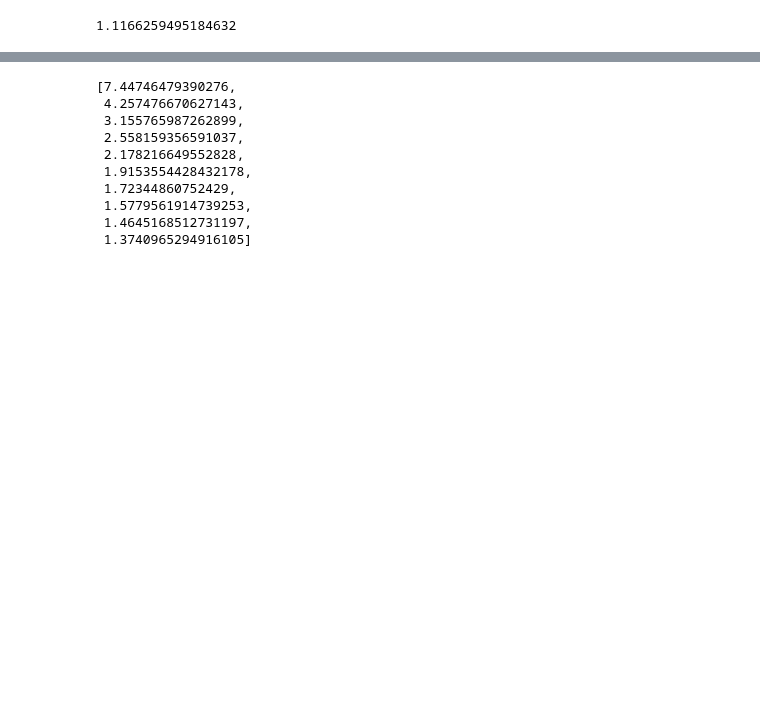
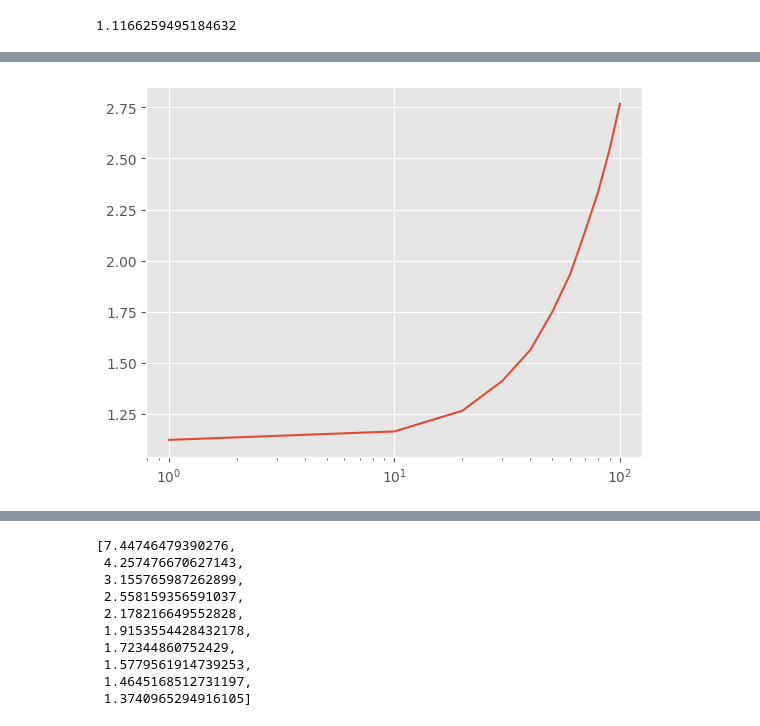
Before and after one commit to MarcoC1796/recommender-systems-thesis, a Jupyter notebook: MovieLens1MRS.ipynb, the cells around one changed output, grey strips where cells are left out. Cells and saved outputs as stored; diff of their text form; code cells hidden in the pictures; blank space fills up the shorter version.

```diff
--- a/MovieLens1MRS.ipynb
+++ b/MovieLens1MRS.ipynb
@@ -867,0 +914,8 @@ train_errors, val_errors = model.fit(train_interactions=train_val_set, validatio
+# %%
+ min_val_errors = [min(val_errors) for val_errors in val_errors_result]
+# %%
+plt.plot(num_factors_list[:], min_val_errors[:])
+plt.xscale('log')
+plt.show()
+# %% [output]
+[figure, added]
```
Also changed, not shown: parts of 16 cells of this notebook.
